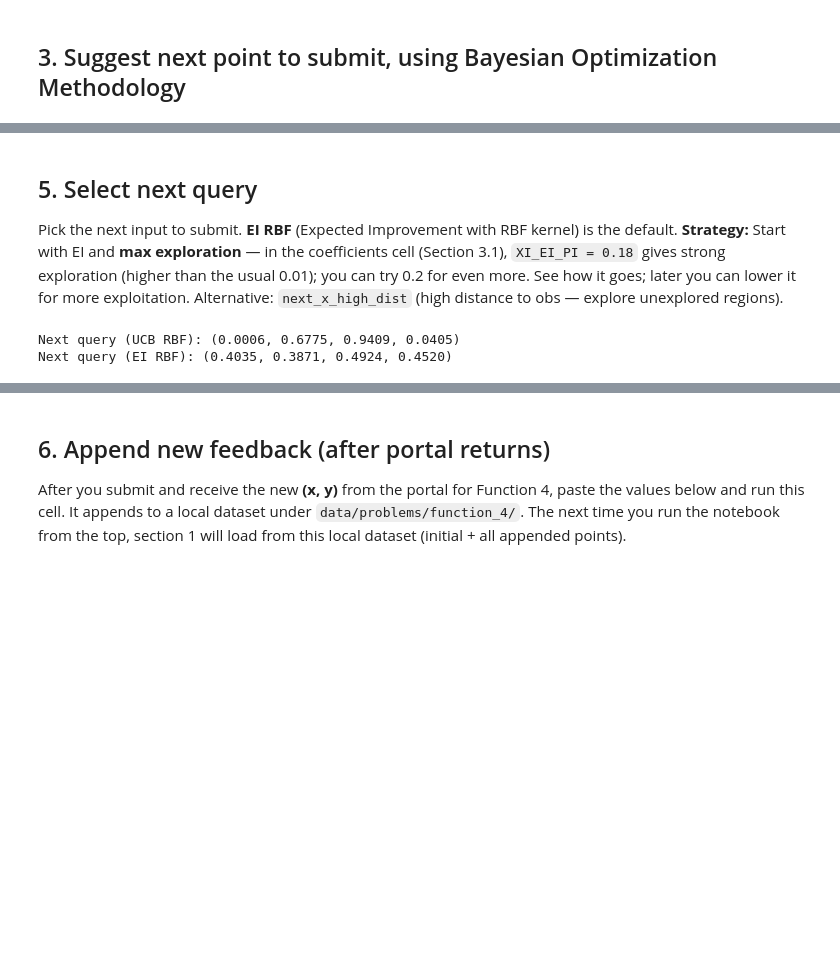
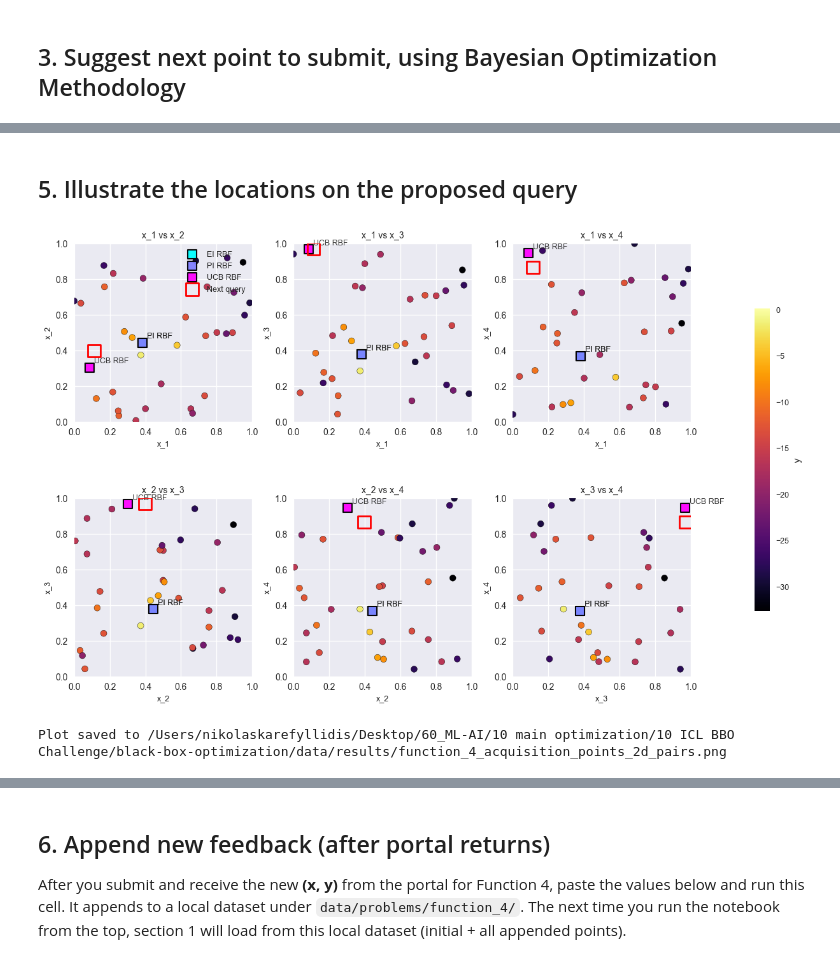
Before and after one commit to karefyllidis/black-box-optimization, a Jupyter notebook: notebooks/function_4_Warehouse-Logistics.ipynb, the cells around one changed output, grey strips where cells are left out. Drawn from its saved outputs; the diff is of its cells as text; code cells hidden in the pictures; blank space fills up the shorter version.

```diff
--- a/notebooks/function_4_Warehouse-Logistics.ipynb
+++ b/notebooks/function_4_Warehouse-Logistics.ipynb
@@ -144,0 +169,8 @@ Plot saved to /Users/nikolaskarefyllidis/Desktop/60_ML:AI/10 main optimization/1
+# %%
+# 4D Warehouse Logistics: visualise observations (2D pairwise only; no single 3D scatter for 4D)
+# Candidate set for GP/acquisition (4D): uniform-coverage (sobol/lhs/grid/random) in [0,1]^4
+candidate_pts = np.random.RandomState(42).uniform(0, 1, (n_cand, 4))
+# Distance from each candidate to nearest observation (for baseline "high distance" suggestion)
+diff = candidate_pts[:, None, :] - X[None, :, :]  # (n_cand, n_obs, 4)
+dists = np.sqrt((diff ** 2).sum(axis=2))
+min_dist = np.min(dists, axis=1)  # (n_cand,)
@@ -347,13 +395,48 @@ Plot saved to /Users/nikolaskarefyllidis/Desktop/60_ML:AI/10 main optimization/1
 # %% [markdown]
-## 5. Select next query
-
-Pick the next input to submit. **EI RBF** (Expected Improvement with RBF kernel) is the default. **Strategy:** Start with EI and **max exploration** — in the coefficients cell (Section 3.1), `XI_EI_PI = 0.18` gives strong exploration (higher than the usual 0.01); you can try 0.2 for even more. See how it goes; later you can lower it for more exploitation. Alternative: `next_x_high_dist` (high distance to obs — explore unexplored regions).
+## 5. Illustrate the locations on the proposed query
-# %%
-# In this cell we select the next query to submit (4D: x_1, x_2, x_3, x_4).
-# F1: EI (Expected Improvement) as primary acquisition. Alternatives: next_x_high_dist, x_best_UCB_RBF.
-next_x = x_best_EI_RBF  # F1: EI
-next_x = np.clip(np.asarray(next_x).ravel(), 0.0, 0.999999)
-print(f"Next query (EI RBF): ({next_x[0]:.4f}, {next_x[1]:.4f}, {next_x[2]:.4f}, {next_x[3]:.4f})")
-# %% [output]
-Next query (UCB RBF): (0.0006, 0.6775, 0.9409, 0.0405)
-Next query (EI RBF): (0.4035, 0.3871, 0.4924, 0.4520)
+# %%
+# next_x is set in Section 4 (Select next query); fallback if that cell was skipped.
+try:
+    _ = next_x
+except NameError:
+    next_x = np.clip(np.asarray(x_best_EI_RBF).ravel(), 0.0, 0.999999)
+    print("next_x fallback (EI RBF)")
+
+# PLOT — acquisition next points, 4D: 2D pairwise view
+X_best_combined = np.array([x_best_EI_RBF, x_best_PI_RBF, x_best_UCB_RBF])
+labels_combined = ['EI RBF', 'PI RBF', 'UCB RBF']
+colors_combined = plt.cm.cool(np.linspace(0, 1, len(X_best_combined)))
+
+pairs = [(0,1,'x_1','x_2'),(0,2,'x_1','x_3'),(0,3,'x_1','x_4'),(1,2,'x_2','x_3'),(1,3,'x_2','x_4'),(2,3,'x_3','x_4')]
+fig2, axes = plt.subplots(2, 3, figsize=(12, 8), constrained_layout=True)
+axes = axes.ravel()
+for ax, (i, j, li, lj) in zip(axes, pairs):
+    sc = ax.scatter(X[:, i], X[:, j], c=y, s=50, cmap="inferno", edgecolors="k", zorder=2)
+    for k, (pt, lbl) in enumerate(zip(X_best_combined, labels_combined)):
+        ax.scatter(pt[i], pt[j], c=[colors_combined[k]], s=100, marker='s',
+                   edgecolors="k", linewidths=1.5, alpha=0.95, label=lbl, zorder=3)
+        ax.annotate(lbl, (pt[i], pt[j]), xytext=(5, 5), textcoords="offset points",
+                    fontsize=DEFAULT_FONT_SIZE_AXIS, alpha=0.9, zorder=4)
+    ax.scatter(next_x[i], next_x[j], facecolors='none', s=200, marker='s',
+               edgecolors='red', linewidths=2, zorder=5,
+               label='Next query' if ax is axes[0] else '')
+    style_axis(ax, xlabel=li, ylabel=lj, title=f"{li} vs {lj}",
+               font_size_axis=DEFAULT_FONT_SIZE_AXIS, font_size_titles=DEFAULT_FONT_SIZE_TITLES)
+    ax.set_aspect("equal"); ax.set_xlim(0, 1); ax.set_ylim(0, 1)
+axes[0].legend(loc="upper right", fontsize=DEFAULT_FONT_SIZE_AXIS)
+sm = plt.cm.ScalarMappable(norm=plt.Normalize(y.min(), y.max()), cmap="inferno")
+sm.set_array(y)
+cbar = fig2.colorbar(sm, ax=axes, shrink=0.6, label="y")
+cbar.ax.tick_params(labelsize=DEFAULT_FONT_SIZE_AXIS)
+if IF_SHOW_PLOT:
+    plt.show()
+if IF_EXPORT_PLOT:
+    out_dir = PLOT_EXPORT_DIR
+    assert_not_under_initial_data(out_dir, project_root=repo_root)
+    out_dir.mkdir(parents=True, exist_ok=True)
+    out_path = out_dir / f"function_4_acquisition_points_2d_pairs.{DEFAULT_EXPORT_FORMAT}"
+    fig2.savefig(out_path, dpi=DEFAULT_EXPORT_DPI, format=DEFAULT_EXPORT_FORMAT)
+    print("Plot saved to", out_path)
+# %% [output]
+[figure, added]
+Plot saved to /Users/nikolaskarefyllidis/Desktop/60_ML-AI/10 main optimization/10 ICL BBO Challenge/black-box-optimization/data/results/function_4_acquisition_points_2d_pairs.png
```
Also changed, not shown: parts of 28 cells of this notebook, 7 other files.
